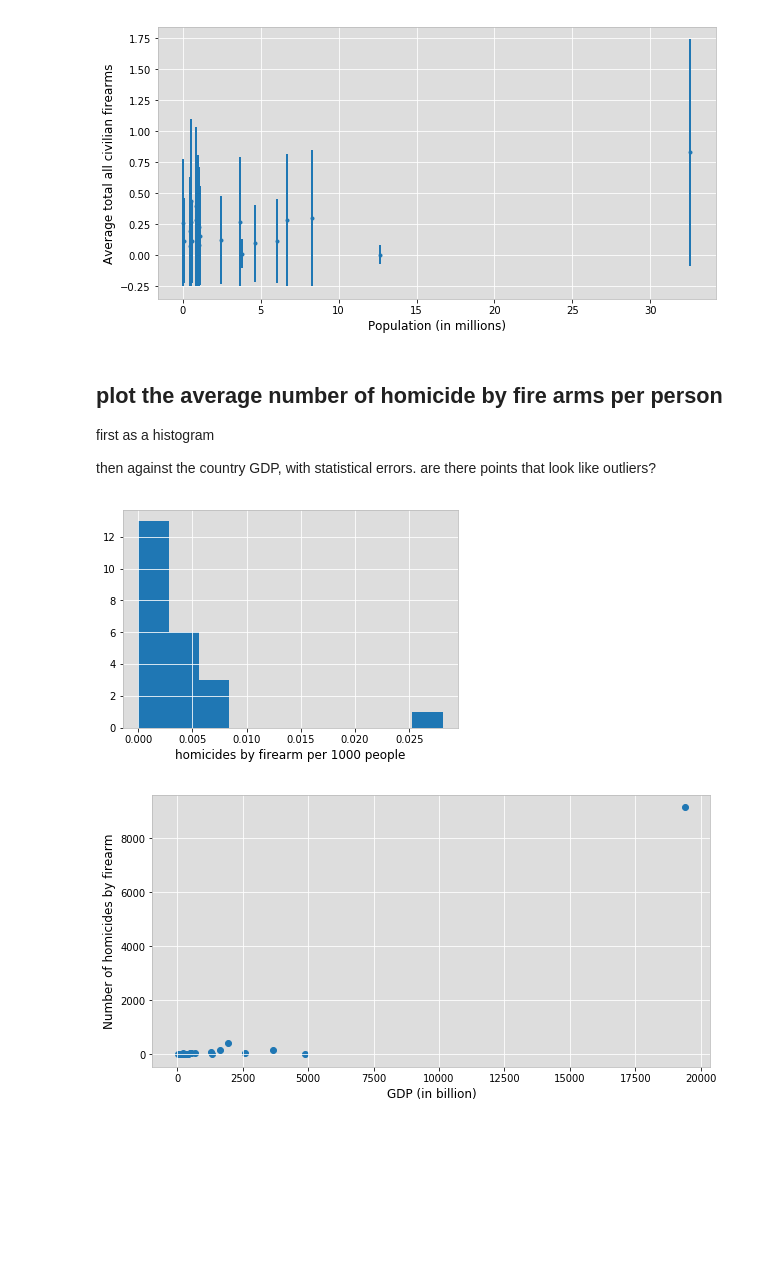
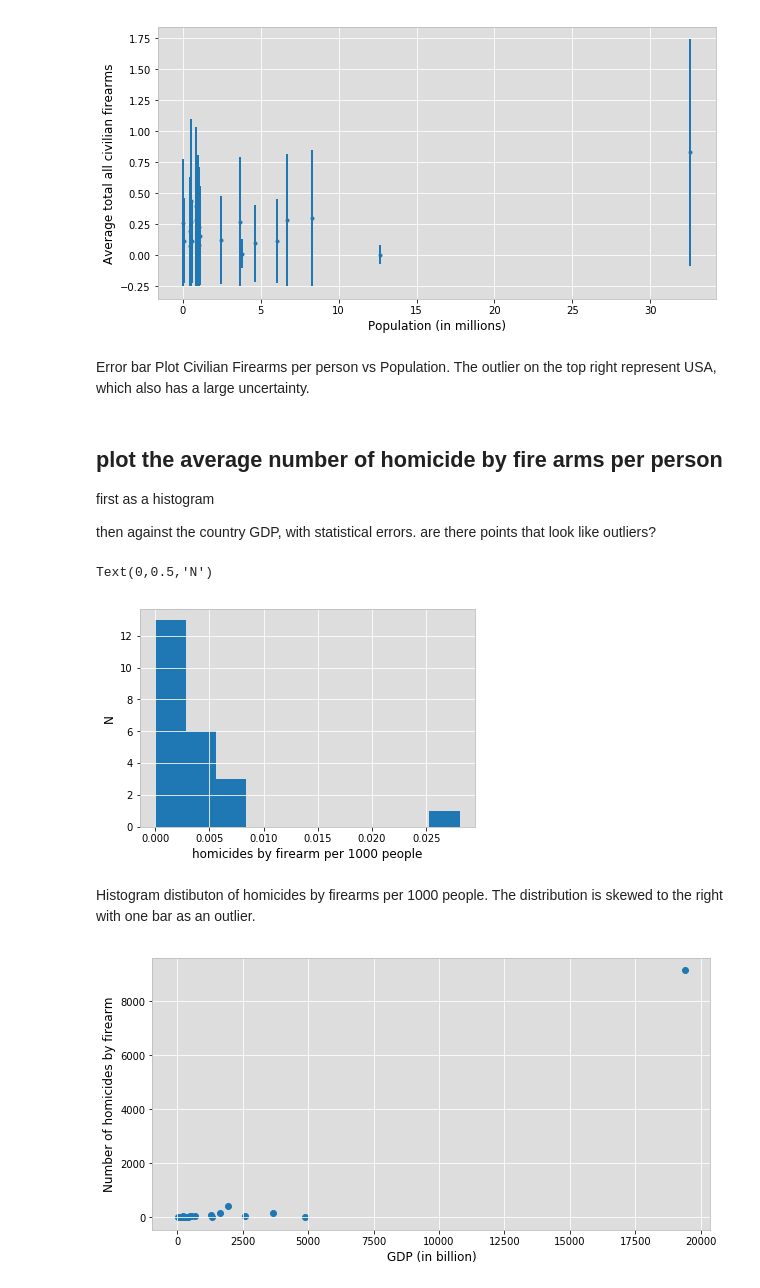
Before and after one commit to varinaldi/PUI2018_var287, a Jupyter notebook: HW9_var287/HW9_3_var287.ipynb, the cells around one changed output. Drawn from its saved outputs; the diff is of its cells as text; code cells hidden in the pictures; blank space fills up the shorter version.

```diff
--- a/HW9_var287/HW9_3_var287.ipynb
+++ b/HW9_var287/HW9_3_var287.ipynb
@@ -249,6 +251,8 @@ ax.set_xlim()
 pl.show()
 # %% [output]
 [figure]
+# %% [markdown]
+Error bar Plot Civilian Firearms per person vs Population. The outlier on the top right represent USA, which also has a large uncertainty.
 # %% [markdown]
 ## plot the average number of homicide by fire arms per person
 first as a histogram
@@ -257,9 +261,13 @@ then against the country GDP, with statistical errors. are there  points that lo
 # %%
 fig, ax = plt.subplots()
 ax.hist(df_['Number of homicides by firearm'] / df_['pop'] * 1000)
-ax.set_xlabel('homicides by firearm per 1000 people');
+ax.set_xlabel('homicides by firearm per 1000 people')
+ax.set_ylabel("N")
 # %% [output]
+Text(0,0.5,'N')
-[figure, old version]
+[figure, new version]
+# %% [markdown]
+Histogram distibuton of homicides by firearms per 1000 people. The distribution is skewed to the right with one bar as an outlier.
 # %%
 fig = pl.figure(figsize=(10,5))
 ax = fig.add_subplot(111)
```
Also changed, not shown: parts of 18 cells of this notebook, 2 other files.
